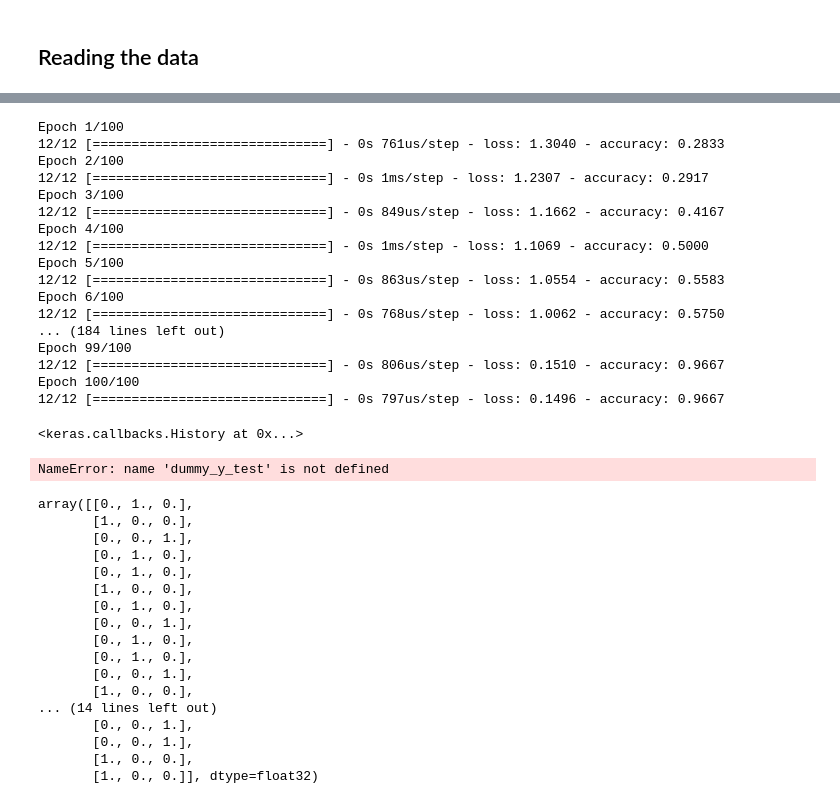
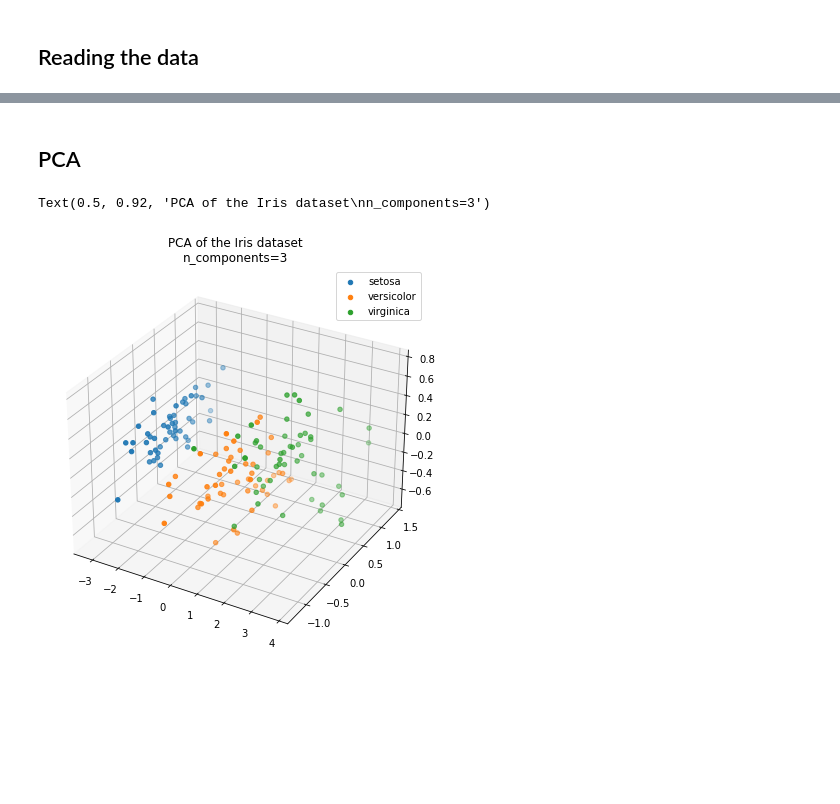
Before and after one commit to Viibrant/NNGA, a Jupyter notebook: src/nn/iris_exploratory.ipynb, the cells around one changed output, grey strips where cells are left out. Saved outputs shown, nothing was run; the diff lists cells and outputs as text; code cells hidden in the pictures; blank space fills up the shorter version.

```diff
--- a/src/nn/iris_exploratory.ipynb
+++ b/src/nn/iris_exploratory.ipynb
@@ -127,49 +71,20 @@ dummy_y_train = np_utils.to_categorical(encoded_y_train)
-# %%
-encoder.fit(y_test)
-encoded_y_test = encoder.transform(y_test)
-
-model.fit(X_train, dummy_y_train, epochs=100, batch_size=10)
-# %% [output]
-Epoch 1/100
-12/12 [==============================] - 0s 761us/step - loss: 1.3040 - accuracy: 0.2833
-Epoch 2/100
-12/12 [==============================] - 0s 1ms/step - loss: 1.2307 - accuracy: 0.2917
-Epoch 3/100
-12/12 [==============================] - 0s 849us/step - loss: 1.1662 - accuracy: 0.4167
-Epoch 4/100
-12/12 [==============================] - 0s 1ms/step - loss: 1.1069 - accuracy: 0.5000
-Epoch 5/100
-12/12 [==============================] - 0s 863us/step - loss: 1.0554 - accuracy: 0.5583
-Epoch 6/100
-12/12 [==============================] - 0s 768us/step - loss: 1.0062 - accuracy: 0.5750
-... (184 lines left out)
-Epoch 99/100
-12/12 [==============================] - 0s 806us/step - loss: 0.1510 - accuracy: 0.9667
-Epoch 100/100
-12/12 [==============================] - 0s 797us/step - loss: 0.1496 - accuracy: 0.9667
-<keras.callbacks.History at 0x...>
-# %%
-scores = model.evaluate(X_test, dummy_y_test)
-print("\n%s: %.2f%%" % (model.metrics_names[1], scores[1]*100))
-# %% [output]
-NameError: name 'dummy_y_test' is not defined
-# %%
-dummy_y_test
-# %% [output]
-array([[0., 1., 0.],
-       [1., 0., 0.],
-       [0., 0., 1.],
-       [0., 1., 0.],
-       [0., 1., 0.],
-       [1., 0., 0.],
-       [0., 1., 0.],
-       [0., 0., 1.],
-       [0., 1., 0.],
-       [0., 1., 0.],
-       [0., 0., 1.],
-       [1., 0., 0.],
-... (14 lines left out)
-       [0., 0., 1.],
-       [0., 0., 1.],
-       [1., 0., 0.],
-       [1., 0., 0.]], dtype=float32)
+# %% [markdown]
+## PCA
+# %%
+# Visualise species distribution in 3D
+pca = PCA(n_components=3)
+X, y = iris.data, iris.target
+X = pca.fit_transform(X)
+X, Y, Z = X[:, 0], X[:, 1], X[:, 2]
+# plot 3D
+fig = plt.figure(figsize=(7, 7))
+ax = fig.add_subplot(111, projection="3d")
+
+for s in range(3):
+    ax.scatter(X[y == s], Y[y == s], Z[y == s], label=iris.target_names[s])
+ax.legend()
+# set title
+ax.set_title("PCA of the Iris dataset\nn_components=3")
+# %% [output]
+Text(0.5, 0.92, 'PCA of the Iris dataset\nn_components=3')
+[figure, added]
```
Also changed, not shown: parts of 25 cells of this notebook.
